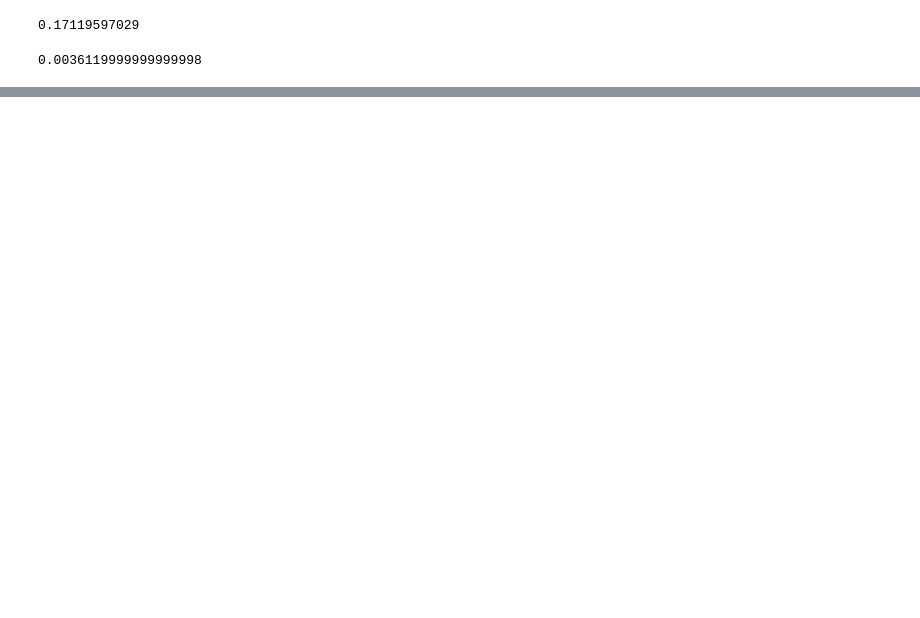
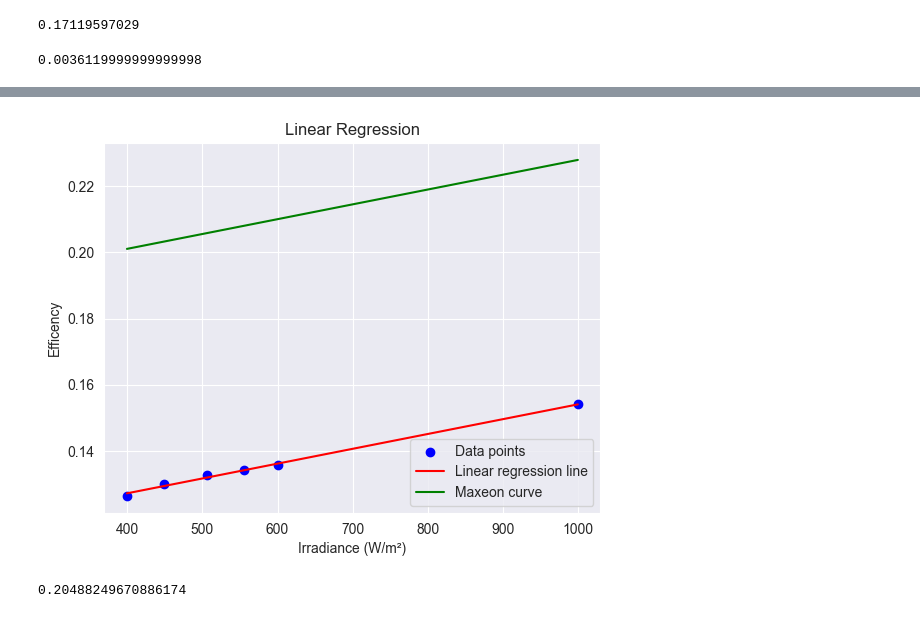
Before and after one commit to aerology-ai/uav-carbon-removal, a Jupyter notebook: cost_analysis_repro.ipynb, the cells around one changed output, grey strips where cells are left out. Saved outputs shown, nothing was run; the diff lists cells and outputs as text; code cells hidden in the pictures; blank space fills up the shorter version.

```diff
--- a/cost_analysis_repro.ipynb
+++ b/cost_analysis_repro.ipynb
@@ -301,0 +398,61 @@ costs
+# %%
+# https://ieeexplore.ieee.org/abstract/document/6861716
+unscaled_pv_irrad_eff = {
+    221: 245,
+    248: 252,
+    280: 257,
+    307: 260,
+    332: 263
+}
+
+# Function to scale values from one range to another
+def scale_values(value, old_min, old_max, new_min, new_max):
+    # Scaling a value from an old range to a new range
+    return (value - old_min) / (old_max - old_min) * (new_max - new_min) + new_min
+
+# Converting keys and values to numpy arrays for efficient computation
+x_pv_px_vals = np.array(list(unscaled_pv_irrad_eff.keys()))
+y_pv_px_vals = np.array(list(unscaled_pv_irrad_eff.values()))
+
+# Scaling the x and y values to the desired ranges
+x_pv_vals = [item[0] for item in scale_values(x_pv_px_vals, 0, 332, 0, 600).reshape(-1, 1)]
+y_pv_vals = scale_values(y_pv_px_vals, 0, 349, 0.0, 0.18)
+
+# Using the previously defined variables
+x_vals_reshaped = np.array(x_pv_vals).reshape(-1, 1)
+model = LinearRegression()
+model.fit(x_vals_reshaped, y_pv_vals)
+
+# Predict y values for the regression line
+y_pred = model.predict(x_vals_reshaped)
+
+eff_at_1000 = model.predict(np.array([[1000]]))[0]
+x_pv_vals = np.append(x_pv_vals, 1000)
+y_pv_vals = np.append(y_pv_vals, eff_at_1000)
+y_ext_pred = model.predict(np.array(x_pv_vals).reshape(-1, 1))
+
+shift = .228 - eff_at_1000 # https://maxeon.com/us/sites/default/files/2024-03/sp_max6_66c_res_440_435_425_dc_ds_en_ltr_552142.pdf
+maxeon_curve = y_ext_pred + shift
+
+# Plotting the data points
+plt.scatter(x_pv_vals, y_pv_vals, color='blue', label='Data points')
+
+# Plotting the regression line
+plt.plot(x_pv_vals, y_ext_pred, color='red', label='Linear regression line')
+plt.plot(x_pv_vals, maxeon_curve, color='green', label='Maxeon curve')
+
+# Adding labels and legend
+plt.xlabel('Irradiance (W/m²)')
+plt.ylabel('Efficency')
+plt.title('Linear Regression')
+plt.legend()
+
+# Display the plot
+plt.show()
+# %% [output]
+[figure, added]
+# %%
+maxeon_at_482 = model.predict(np.array([[daily_irradiance]]))[0] + shift
+maxeon_at_482
+# %% [output]
+0.20488249670886174
```
Also changed, not shown: parts of 38 cells of this notebook, 3 other files.
